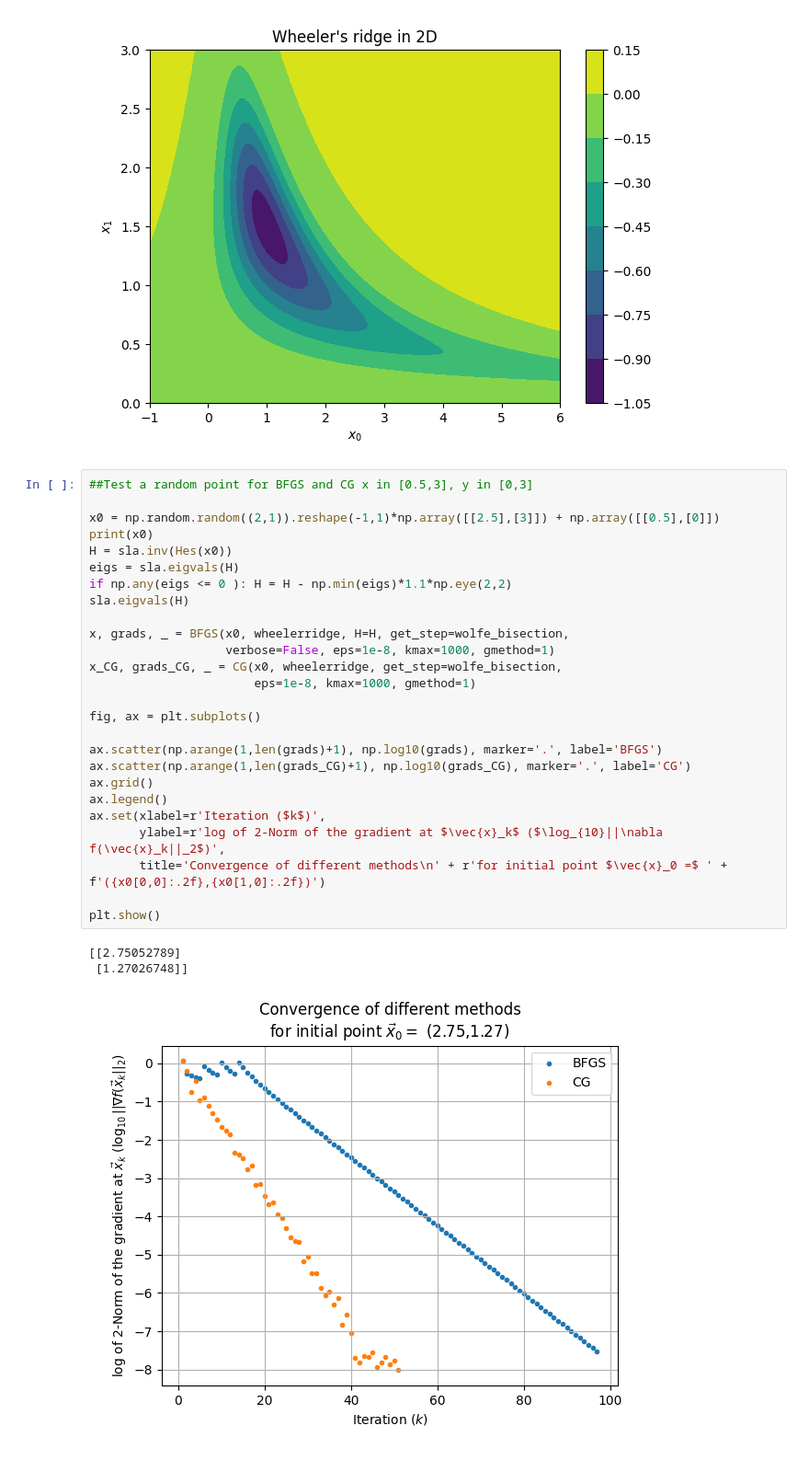
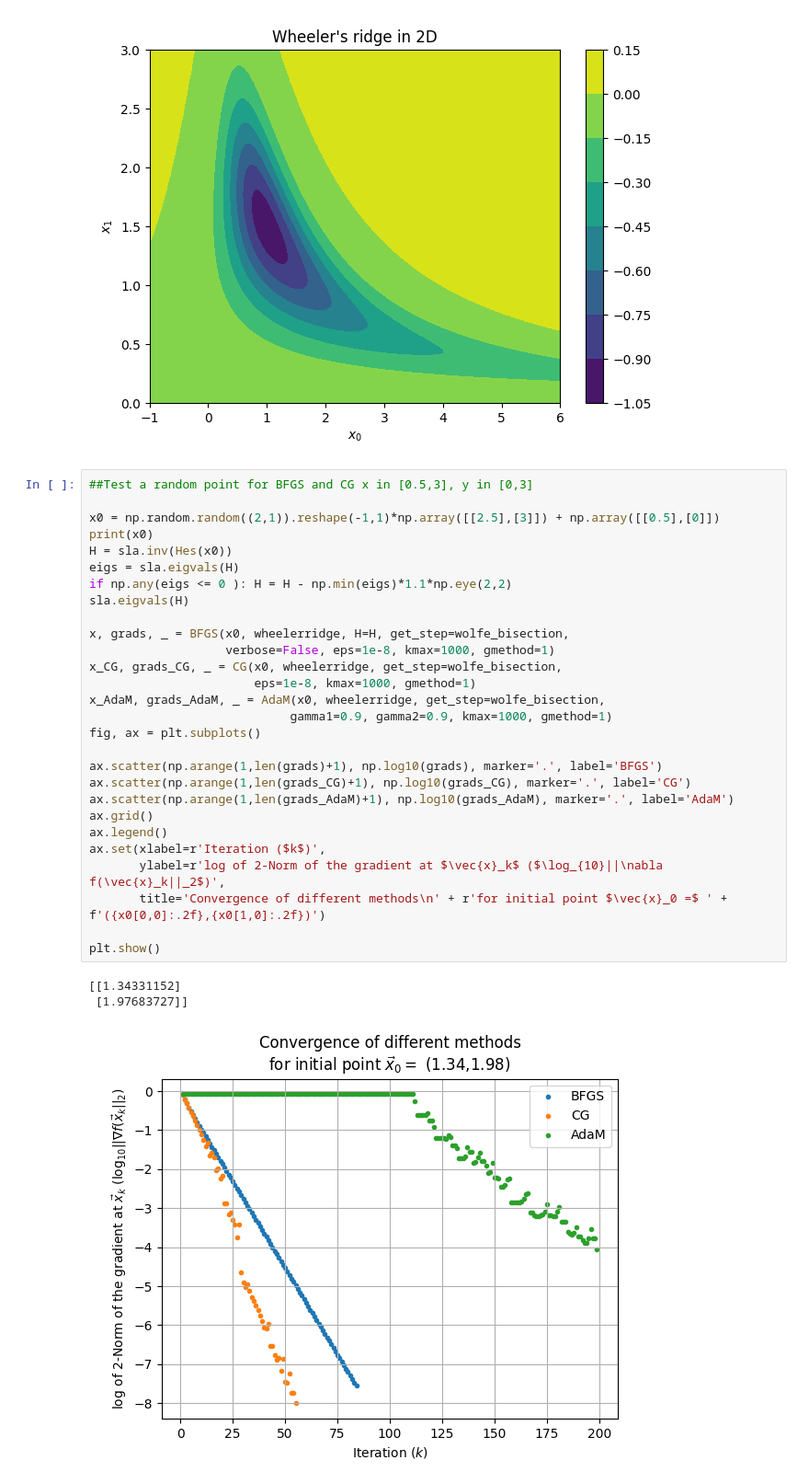
Before and after one commit to BGhertner/APMA923-Assig3, a Jupyter notebook: Code/testing_methods.ipynb, the cells around one changed output. Shown at 92% size. Drawn from its saved outputs; the diff is of its cells as text.

```diff
--- a/Code/testing_methods.ipynb
+++ b/Code/testing_methods.ipynb
@@ -62,33 +63,35 @@ plt.show()
 # %%
 ##Test a random point for BFGS and CG x in [0.5,3], y in [0,3]
 
 x0 = np.random.random((2,1)).reshape(-1,1)*np.array([[2.5],[3]]) + np.array([[0.5],[0]])
 print(x0)
 H = sla.inv(Hes(x0))
 eigs = sla.eigvals(H)
 if np.any(eigs <= 0 ): H = H - np.min(eigs)*1.1*np.eye(2,2)
 sla.eigvals(H)
 
 x, grads, _ = BFGS(x0, wheelerridge, H=H, get_step=wolfe_bisection,
                    verbose=False, eps=1e-8, kmax=1000, gmethod=1)
 x_CG, grads_CG, _ = CG(x0, wheelerridge, get_step=wolfe_bisection,
                        eps=1e-8, kmax=1000, gmethod=1)
-
+x_AdaM, grads_AdaM, _ = AdaM(x0, wheelerridge, get_step=wolfe_bisection,
+                            gamma1=0.9, gamma2=0.9, kmax=1000, gmethod=1)
 fig, ax = plt.subplots()
 
 ax.scatter(np.arange(1,len(grads)+1), np.log10(grads), marker='.', label='BFGS')
 ax.scatter(np.arange(1,len(grads_CG)+1), np.log10(grads_CG), marker='.', label='CG')
+ax.scatter(np.arange(1,len(grads_AdaM)+1), np.log10(grads_AdaM), marker='.', label='AdaM')
 ax.grid()
 ax.legend()
 ax.set(xlabel=r'Iteration ($k$)',
        ylabel=r'log of 2-Norm of the gradient at $\vec{x}_k$ ($\log_{10}||\nabla f(\vec{x}_k||_2$)',
        title='Convergence of different methods\n' + r'for initial point $\vec{x}_0 =$ ' + f'({x0[0,0]:.2f},{x0[1,0]:.2f})')
 
 plt.show()
 # %% [output]
-[[2.75052789]
- [1.27026748]]
+[[1.34331152]
+ [1.97683727]]
-[figure, old version]
+[figure, new version]
 # %%
 #Testing BFGS
 its = []
```
Also changed, not shown: parts of 5 cells of this notebook.
